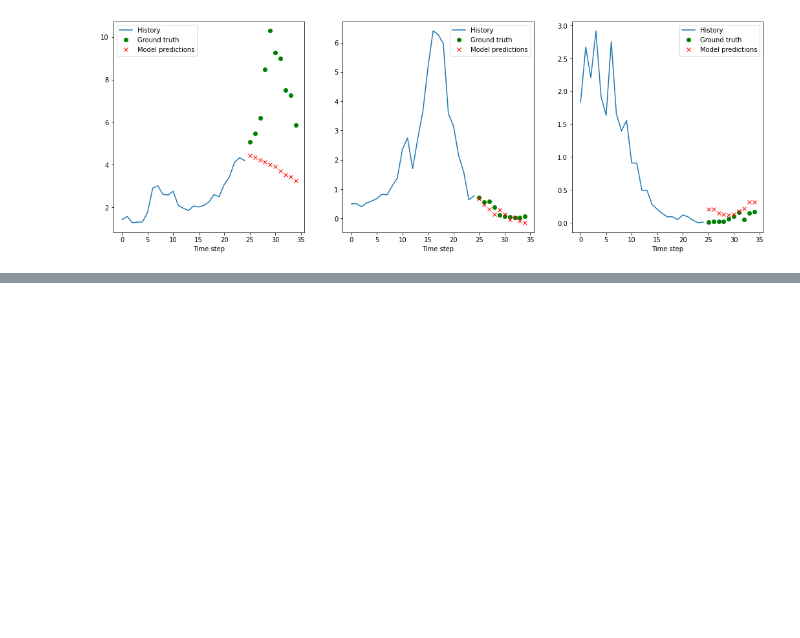
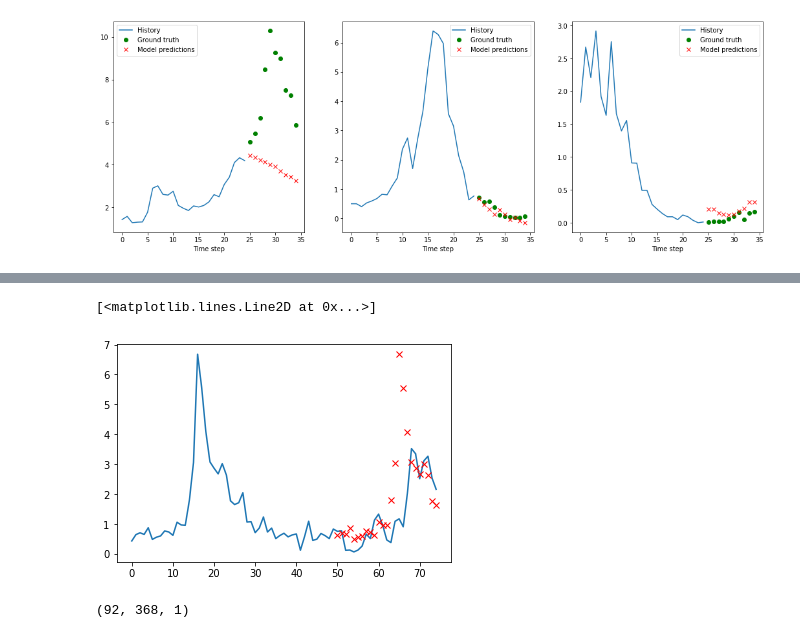
Before and after one commit to benlevyx/modelling-infectious-disease, a Jupyter notebook: notebooks/rnn_timeseries_experimentation.ipynb, the cells around one changed output, grey strips where cells are left out. Saved outputs shown, nothing was run; the diff lists cells and outputs as text; code cells hidden in the pictures; blank space fills up the shorter version.

```diff
--- a/notebooks/rnn_timeseries_experimentation.ipynb
+++ b/notebooks/rnn_timeseries_experimentation.ipynb
@@ -316,0 +397,14 @@ We will use walk-forward validation
+# %%
+idx = 22
+OFFSET = 100
+HISTORY_LEN = 50
+TARGET_LEN = 25
+MAX_LEN = 368
+PAD_VAL = -1
+
+X_true = X_train[idx]
+ts = np.full((1, MAX_LEN, 1), PAD_VAL, dtype=np.float32)
+ts[0, :HISTORY_LEN, 0] = X_true[OFFSET:OFFSET + HISTORY_LEN]
+for i in range(TARGET_LEN):
+    y_ = lstm_variable.predict(ts)
+    ts[0, HISTORY_LEN + i, 0] = y_
@@ -316,0 +415,11 @@ We will use walk-forward validation
+# %%
+t = np.arange(HISTORY_LEN + TARGET_LEN)
+plt.plot(t, X_true[OFFSET:OFFSET + HISTORY_LEN + TARGET_LEN])
+plt.plot(t[-TARGET_LEN:], ts[0, 1:TARGET_LEN+1, 0], 'x', color='r')
+# %% [output]
+[<matplotlib.lines.Line2D at 0x...>]
+[figure, added]
+# %%
+x_pad.shape
+# %% [output]
+(92, 368, 1)
```
Also changed, not shown: parts of 19 cells of this notebook, 2 other files.
